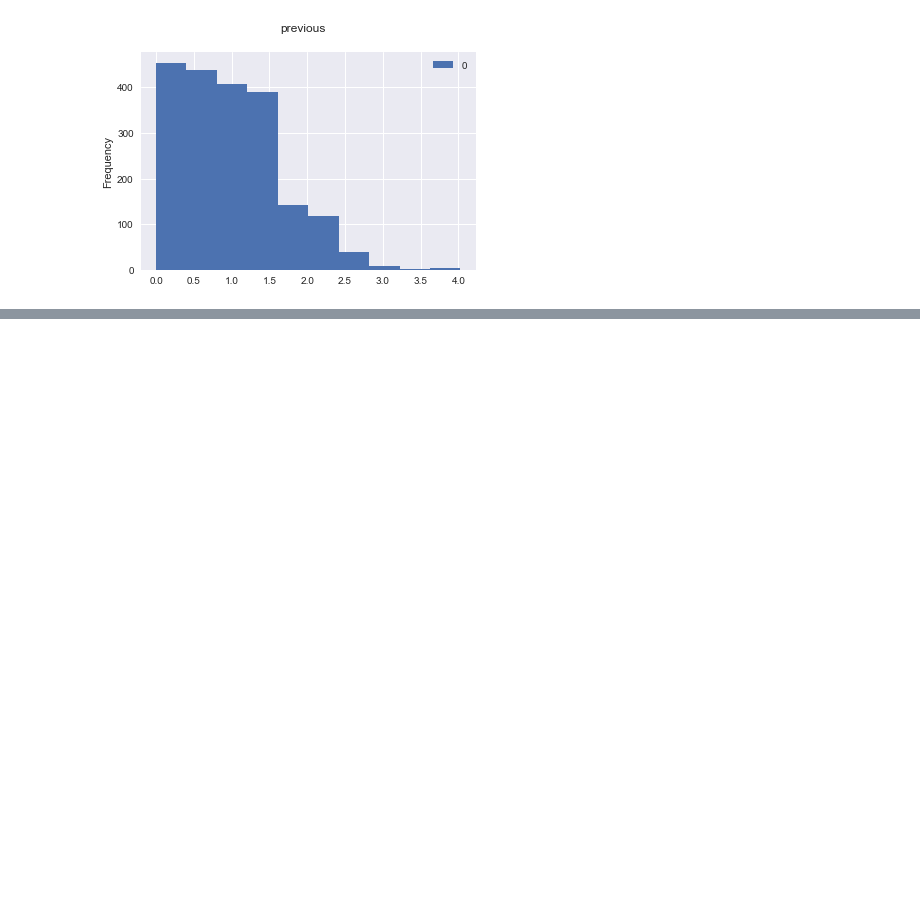
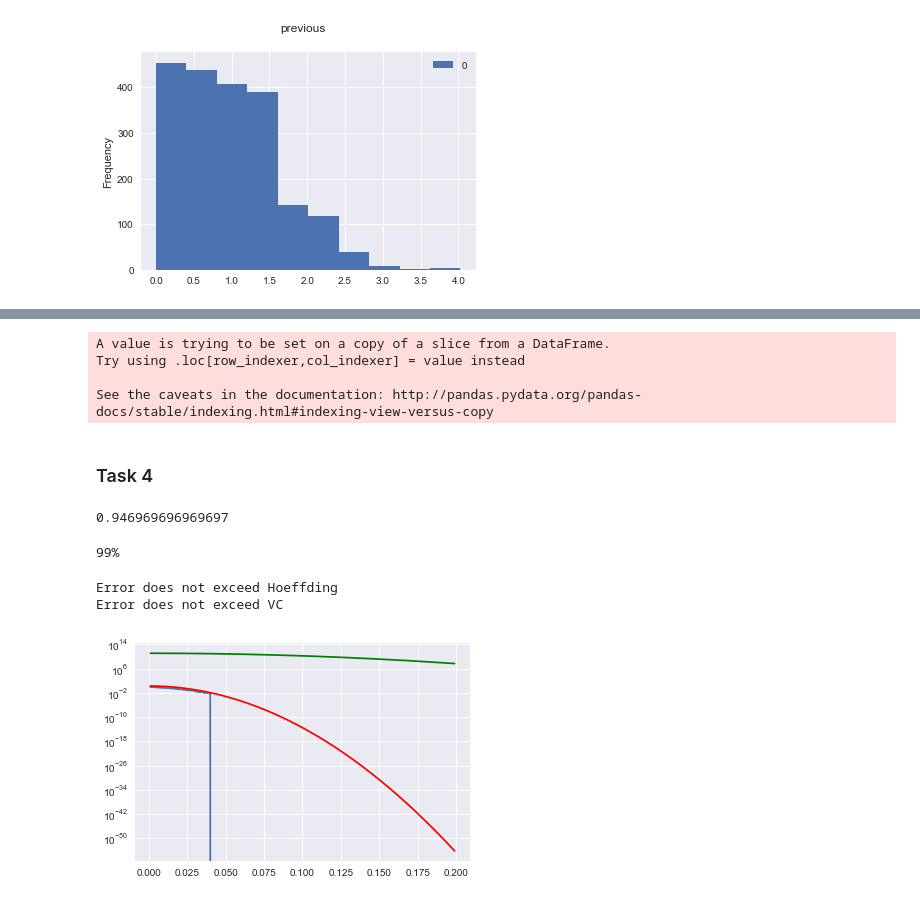
Before and after one commit to vipulpopat/MSCAI_Sem1_Etivity2, a Jupyter notebook: Etivity2.ipynb, the cells around one changed output, grey strips where cells are left out. Cells and saved outputs as stored; diff of their text form; code cells hidden in the pictures; blank space fills up the shorter version.

```diff
--- a/Etivity2.ipynb
+++ b/Etivity2.ipynb
@@ -296,0 +404,74 @@ for col in dataset.select_dtypes('number').columns:
+# %%
+def getSeason(month):
+    if month in ['jan', 'feb', 'mar']:
+        season = 0
+    elif month in ['apr', 'may', 'jun']:
+        season = 1
+    elif month in ['jul', 'aug', 'sep']:
+        season = 2
+    else:
+        season = 3
+    return season
+
+dataset['season'] = dataset['month'].apply(lambda x: getSeason(x))
+
+df['season'] = dataset['season']
+# %% [output]
+A value is trying to be set on a copy of a slice from a DataFrame.
+Try using .loc[row_indexer,col_indexer] = value instead
+
+See the caveats in the documentation: http://pandas.pydata.org/pandas-docs/stable/indexing.html#indexing-view-versus-copy
+# %% [markdown]
+### Task 4
+# %%
+classifier = LogisticRegression()
+X = df.drop('subscribed', axis=1)
+y = df['subscribed'].values
+X_train, X_test, y_train, y_test = train_test_split(X, y, test_size=0.2)
+classifier.fit(X_train, y_train)
+classifier.score(X_test, y_test)
+# %% [output]
+0.946969696969697
+# %%
+def train_model(classifier, X, y):
+    repeats=100
+    #use 20% of data for training
+    tr_size = 0.8
+    error_in=[]
+    error_out=[]
+    for i in range(repeats):
+        sys.stdout.write("\r%d%%" % i)
+        sys.stdout.flush()
+        X_train, X_test, y_train, y_test = train_test_split(X, y, train_size=tr_size, test_size=0.2)
+        classifier.fit(X_train, y_train)
+        eout = classifier.score(X_test, y_test)
+        ein = classifier.score(X_train, y_train)
+        error_in.append(ein)
+        error_out.append(eout)
+    N=len(X_train)
+    return error_in, error_out, N
+# %%
+error_in, error_out, N = train_model(classifier, X, y)
+# %% [output]
+99%
+# %%
+error_diff = abs(np.array(error_in)-np.array(error_out))
+epsilons = np.arange(0.001,0.20,0.001)
+prob_epsilon=[]
+for e in epsilons:
+        prob_epsilon.append(len([1 for i in error_diff if i > e])/len(error_diff))
+plt.plot(epsilons, prob_epsilon)
+
+hoef = [2*math.exp(-2*N*e**2) for e in epsilons]
+vc = [4*((2*N)**3+1)*math.exp(-(N/8)*e**2) for e in epsilons]
+
+print("Error exceeds Hoeffding" if max(np.array(prob_epsilon)-np.array(hoef))>0 else "Error does not exceed Hoeffding")
+print("Error exceeds VC" if max(np.array(prob_epsilon)-np.array(vc))>0 else "Error does not exceed VC")
+plt.plot(epsilons, hoef,'r')
+plt.plot(epsilons, vc, 'g')
+plt.yscale('log')
+plt.show()
+# %% [output]
+Error does not exceed Hoeffding
+Error does not exceed VC
+[figure, added]
```
Also changed, not shown: parts of 19 cells of this notebook.
